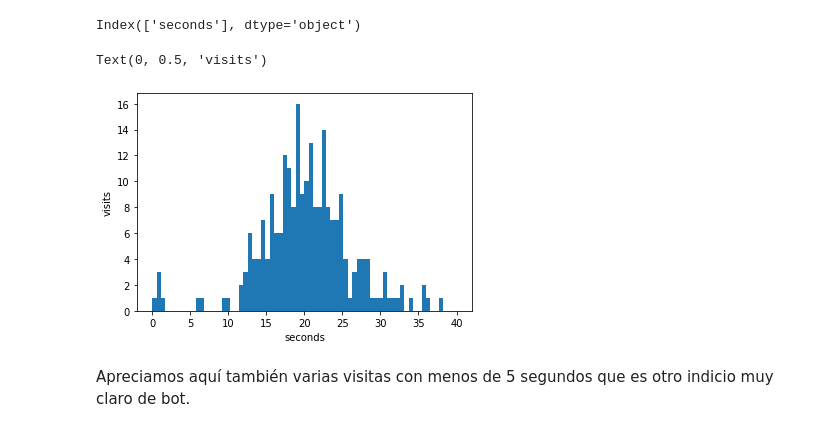
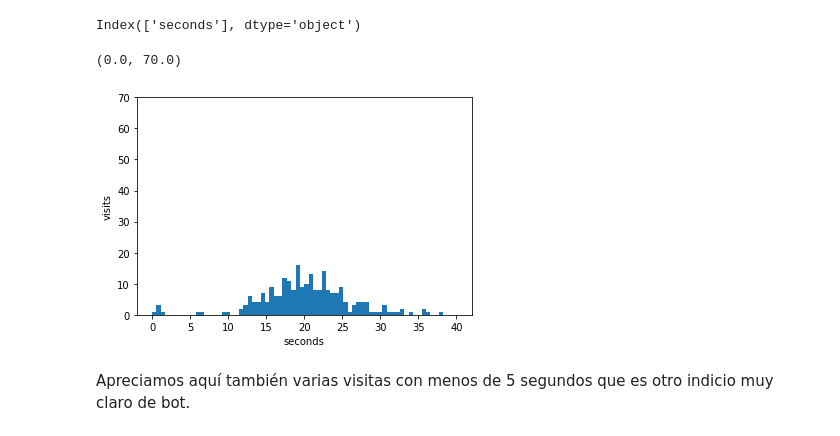
Before and after one commit to dorogoy/ejercicios, a Jupyter notebook: datos_univariados_1/univariados.ipynb, the cells around one changed output. Cells and saved outputs as stored; diff of their text form; code cells hidden in the pictures.

```diff
--- a/datos_univariados_1/univariados.ipynb
+++ b/datos_univariados_1/univariados.ipynb
@@ -95,10 +101,11 @@ Index(['seconds'], dtype='object')
 # %%
 _ = plt.hist(df_sugus['seconds'], bins = 70, range = (0, 40,))
 plt.xlabel('seconds')
 plt.ylabel('visits')
+plt.ylim([0, 70])
 # %% [output]
-Text(0, 0.5, 'visits')
+(0.0, 70.0)
-[figure, old version]
+[figure, new version]
 # %% [markdown]
 Apreciamos aquí también varias visitas con menos de 5 segundos que es otro indicio muy claro de bot.
 # %% [markdown]
```
Also changed, not shown: parts of 19 cells of this notebook.
